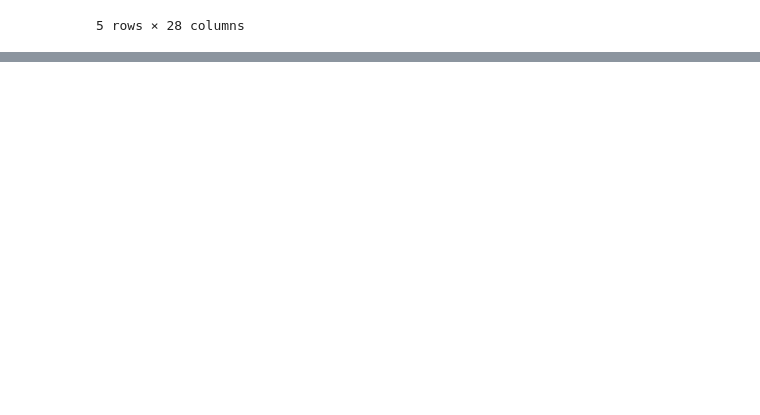
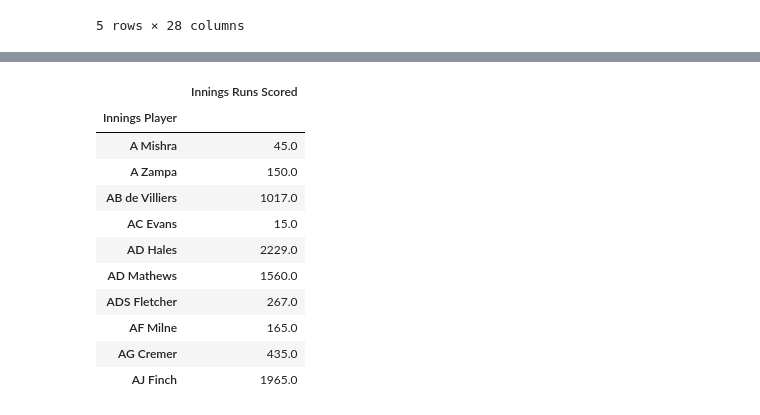
Before and after one commit to Mechturncoder/data_analystic, a Jupyter notebook: practise_ZScore.ipynb, the cells around one changed output, grey strips where cells are left out. Drawn from its saved outputs; the diff is of its cells as text; code cells hidden in the pictures; blank space fills up the shorter version.

```diff
--- a/practise_ZScore.ipynb
+++ b/practise_ZScore.ipynb
@@ -25,0 +75,3 @@ Name: Innings Date, dtype: object
+# %%
+df_2016 = df_2016.dropna(subset=['Innings Runs Scored'])
+df_2016.isna().sum()
@@ -25,0 +116,5 @@ Name: Innings Date, dtype: object
+# %%
+df_2016['Innings Runs Scored'] = df_2016['Innings Runs Scored'].str.extract('(\d+)')
+df_2016['Innings Runs Scored'] = pd.to_numeric(df_2016['Innings Runs Scored'], errors='coerce')
+df_2016 = df_2016.dropna(subset=['Innings Runs Scored'])
+df_2016['Innings Runs Scored'].unique()
@@ -25,0 +145,16 @@ Name: Innings Date, dtype: object
+# %%
+df_2016 = df_2016.groupby(by='Innings Player').agg({'Innings Runs Scored': 'sum'})
+df_2016.head(10)
+# %% [output]
+|  | Innings Runs Scored |
+| Innings Player |  |
+| A Mishra | 45.0 |
+| A Zampa | 150.0 |
+| AB de Villiers | 1017.0 |
+| AC Evans | 15.0 |
+| AD Hales | 2229.0 |
+| AD Mathews | 1560.0 |
+| ADS Fletcher | 267.0 |
+| AF Milne | 165.0 |
+| AG Cremer | 435.0 |
+| AJ Finch | 1965.0 |
```
Also changed, not shown: parts of 9 cells of this notebook.
